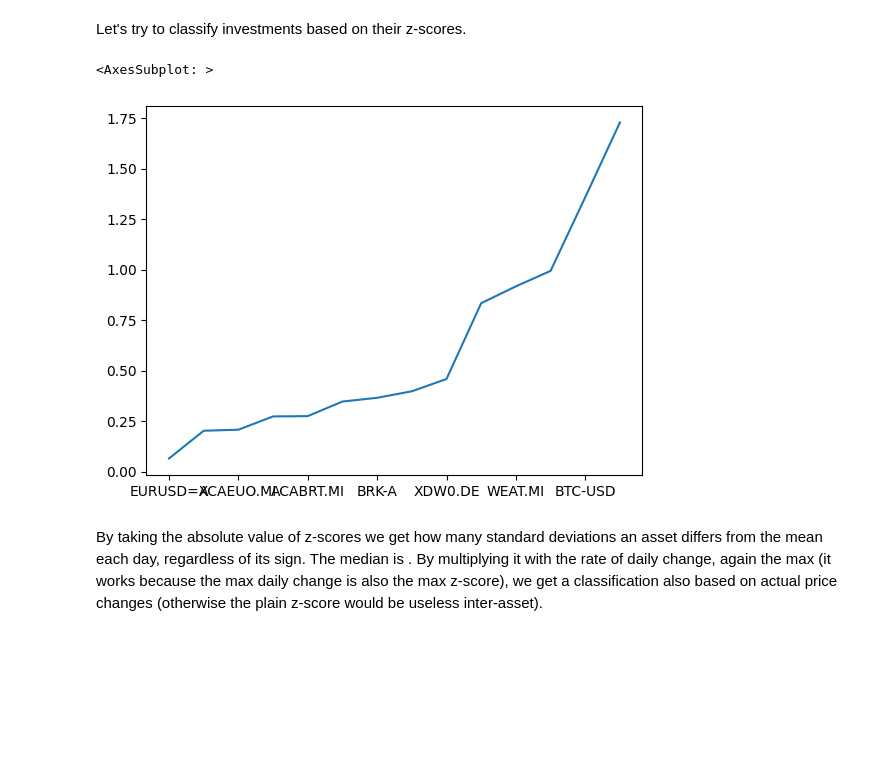
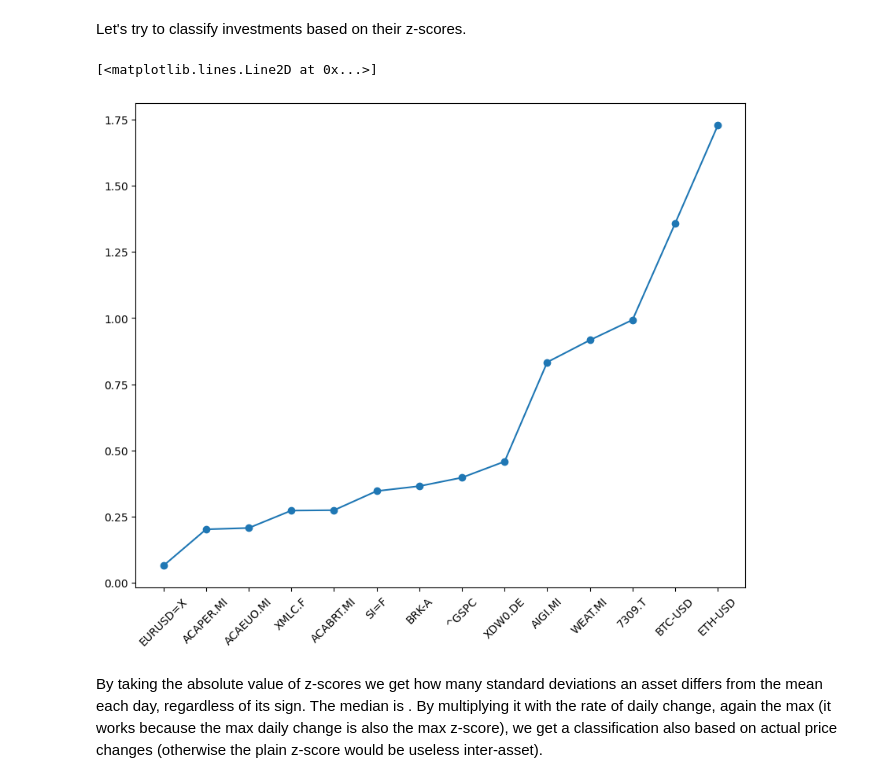
Before and after one commit to fedeb95/market-analysis, a Jupyter notebook: Asset crashes.ipynb, the cells around one changed output. Cells and saved outputs as stored; diff of their text form; code cells hidden in the pictures; blank space fills up the shorter version.

Commit message:
better plot

```diff
--- a/Asset crashes.ipynb
+++ b/Asset crashes.ipynb
@@ -121,9 +121,11 @@ Events normally considered outliers (> 3 stds), do happen consistently enough to
 Let's try to classify investments based on their z-scores.
 # %%
 mean_zscore = abs(zscores).max() * abs(log_data_diff).max()
-mean_zscore.sort_values().plot()
+plt.figure(figsize=(10,8))
+plt.xticks(rotation=45)
+plt.plot(mean_zscore.sort_values(), marker='o')
 # %% [output]
-<AxesSubplot: >
+[<matplotlib.lines.Line2D at 0x...>]
-[figure, old version]
+[figure, new version]
-# %% [markdown]
-By taking the absolute value of z-scores we get how many standard deviations an asset differs from the mean each day, regardless of its sign. The median is . By multiplying it with the rate of daily change, again the max (it works because the max daily change is also the max z-score), we get a classification also based on actual price changes (otherwise the plain z-score would be useless inter-asset).
+# %% [markdown]
+By taking the absolute value of z-scores we get how many standard deviations an asset differs from the mean each day, regardless of its sign. The median is . By multiplying it with the rate of daily change, again the max (it works because the max daily change is also the max z-score), we get a classification also based on actual price changes (otherwise the plain z-score would be useless inter-asset).
```
